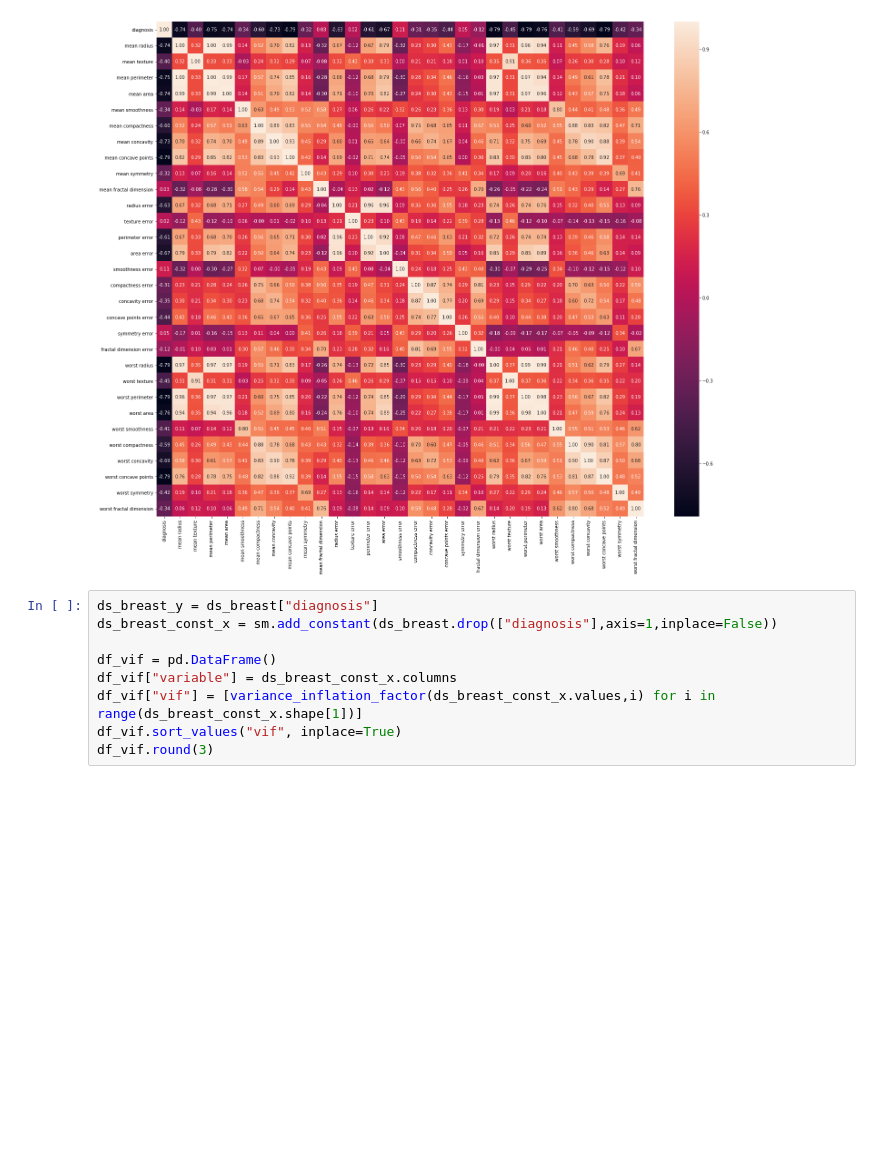
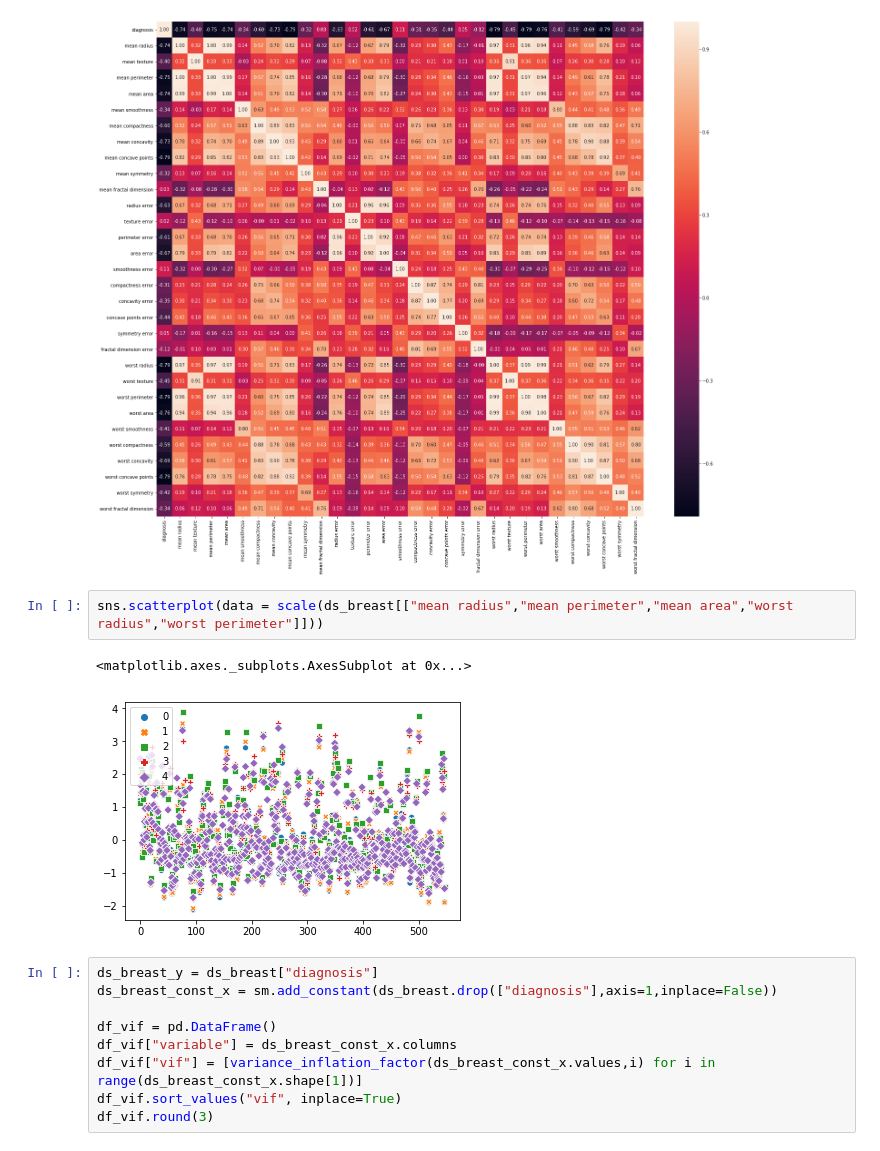
Before and after one commit to LEE010/Posco-Ai-Bigdata, a Jupyter notebook: task/week4/유방암_그래프_해석.ipynb, the cells around one changed output. Cells and saved outputs as stored; diff of their text form; blank space fills up the shorter version.

```diff
--- a/task/week4/유방암_그래프_해석.ipynb
+++ b/task/week4/유방암_그래프_해석.ipynb
@@ -247,6 +251,11 @@ sns.heatmap(ds_breast.corr(),annot=True, fmt='.2f')
 # %% [output]
 <matplotlib.axes._subplots.AxesSubplot at 0x...>
 [figure]
+# %%
+sns.scatterplot(data = scale(ds_breast[["mean radius","mean perimeter","mean area","worst radius","worst perimeter"]]))
+# %% [output]
+<matplotlib.axes._subplots.AxesSubplot at 0x...>
+[figure, added]
 # %%
 ds_breast_y = ds_breast["diagnosis"]
 ds_breast_const_x = sm.add_constant(ds_breast.drop(["diagnosis"],axis=1,inplace=False))
```
Also changed, not shown: parts of 15 cells of this notebook.
